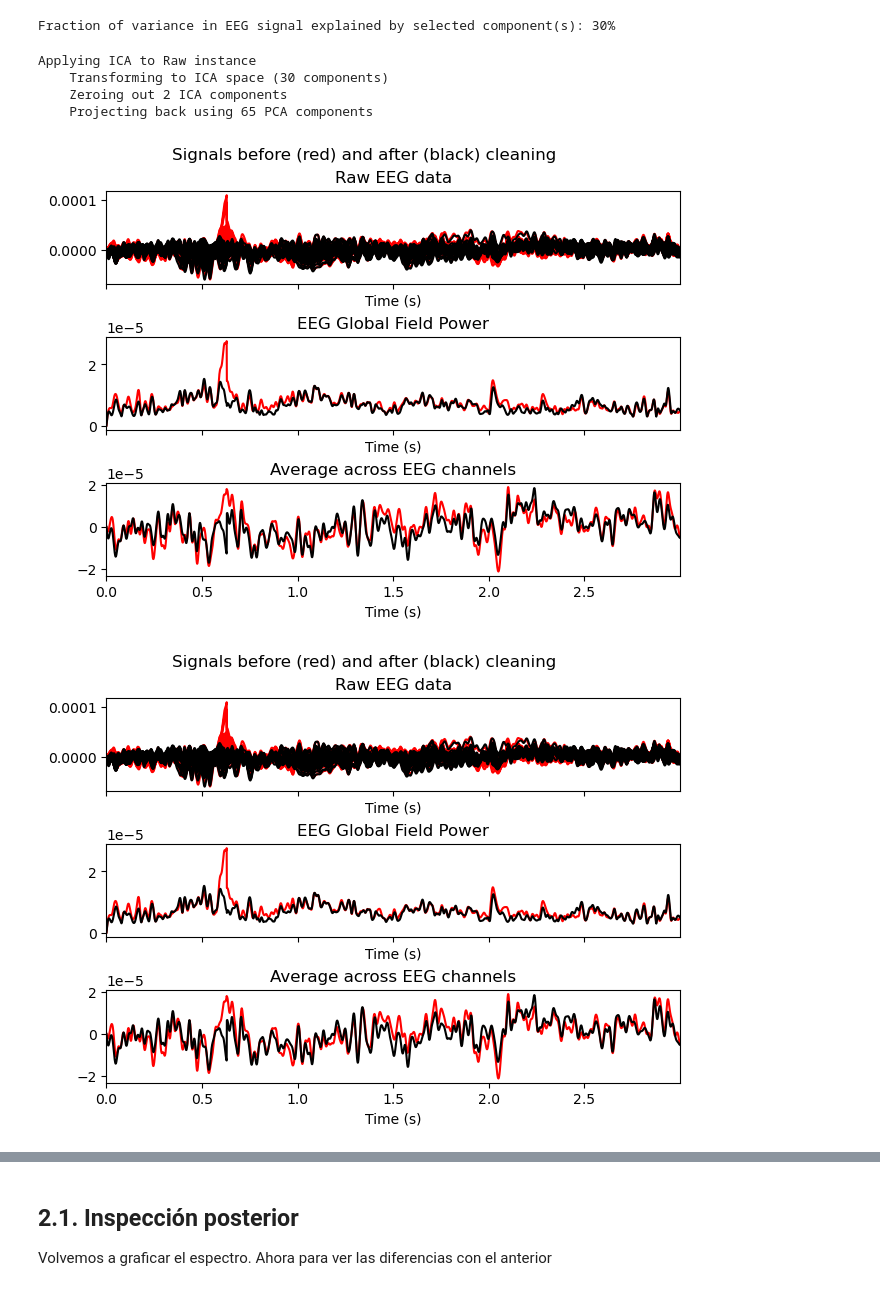
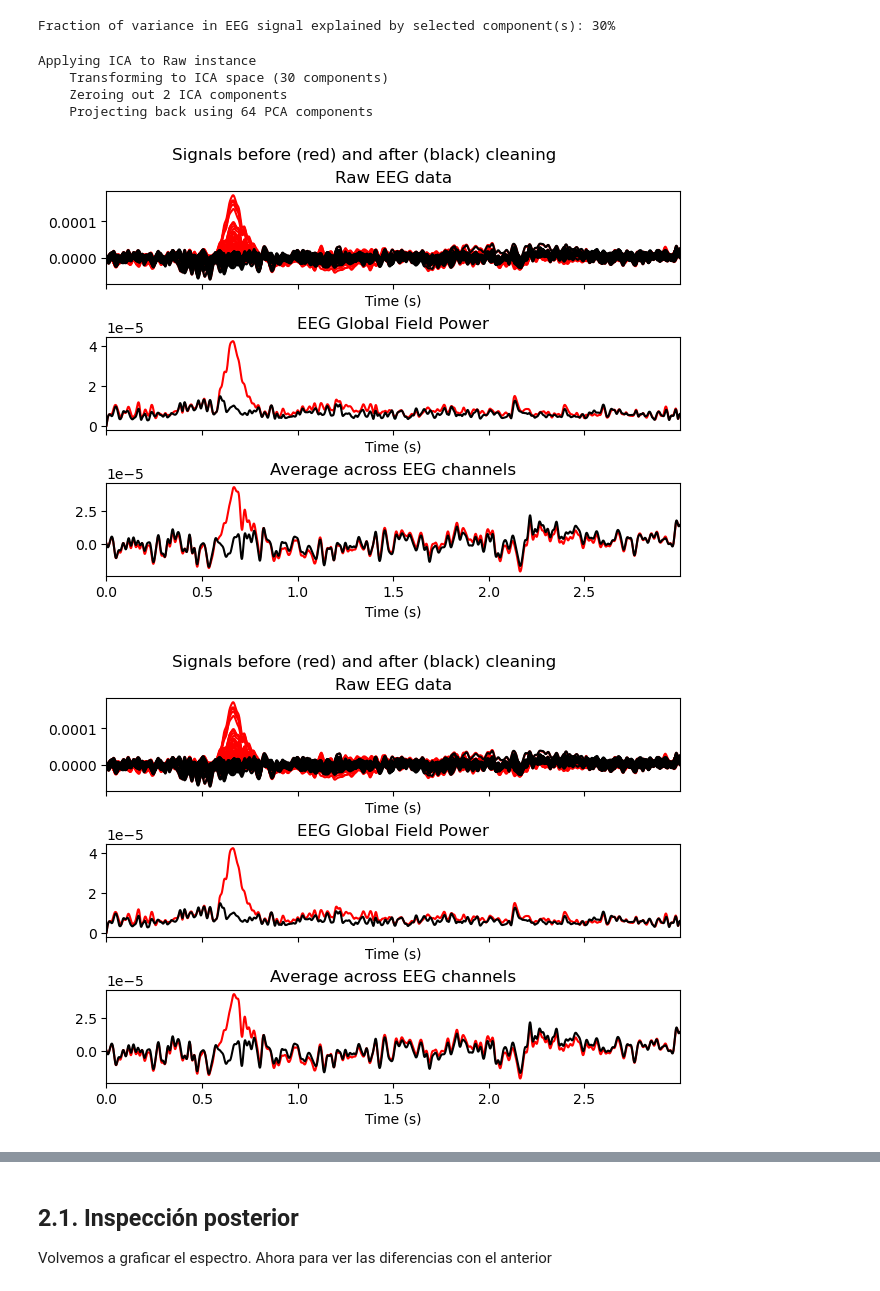
Before and after one commit to FedeGiovannetti/Procesamiento_EEG, a Jupyter notebook: scripts/preprocesamiento_ICA.ipynb, the cells around one changed output, grey strips where cells are left out. Drawn from its saved outputs; the diff is of its cells as text; code cells hidden in the pictures.

```diff
--- a/scripts/preprocesamiento_ICA.ipynb
+++ b/scripts/preprocesamiento_ICA.ipynb
@@ -18,5 +18,6 @@ Posteriormente, cargamos los datos en formato .fif que ya se encuentran **refere
 subject_id = "SAAV0009"
 task = "TOL"
 
-raw = mne.io.read_raw_fif(("../data/" + task + "/preprocessing/" + subject_id + "_" + task +"_REF_FILT_CLEAN.fif"), preload=True)
+raw = mne.io.read_raw_fif(("../data/" + task + "/preprocessing/" + subject_id + "_" + task +"_REF_FILT_ANNOT.fif"), preload=True)
+print(raw.info)
 # %% [output]
@@ -68,6 +59,6 @@ No projector specified for this dataset. Please consider the method self.add_pro
 Ahora implementaremos un modelo estadístico para identificar estadísticamente a los movimientos oculares.
 # %%
 ica = ICA(n_components=30, max_iter="auto", random_state=97)
-ica.fit(raw, reject_by_annotation=True,  )
+ica.fit(raw, reject_by_annotation=True)
 ica
 # %% [output]
@@ -109,12 +101,12 @@ print(
 Fraction of variance in EEG signal explained by selected component(s): 30%
 # %%
 # blinks
-ica.plot_overlay(raw, exclude=[1,3])
+ica.plot_overlay(raw, exclude=[0,7])
 # %% [output]
 Applying ICA to Raw instance
     Transforming to ICA space (30 components)
     Zeroing out 2 ICA components
-    Projecting back using 65 PCA components
+    Projecting back using 64 PCA components
-[figure, old version]
+[figure, new version]
-[figure, old version]
+[figure, new version]
 # %%
```
Also changed, not shown: parts of 12 cells of this notebook, 6 other files.
